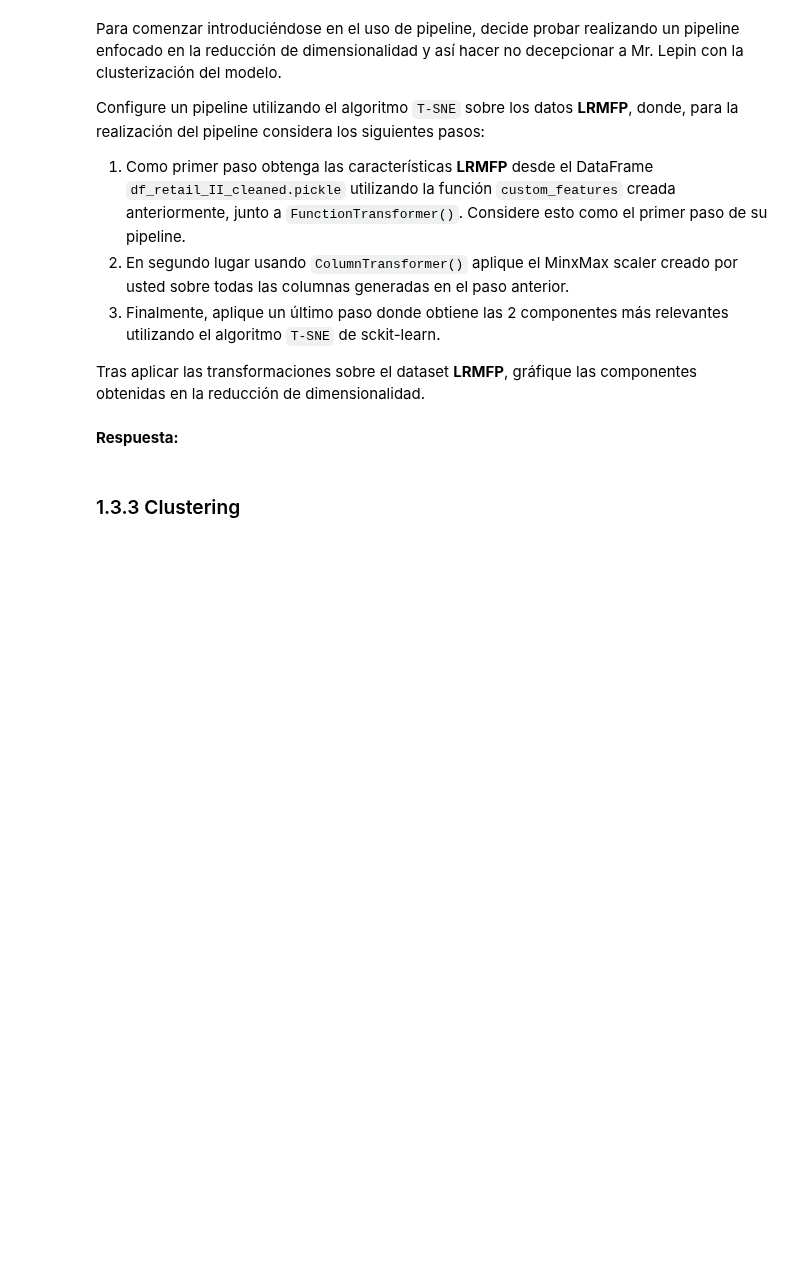
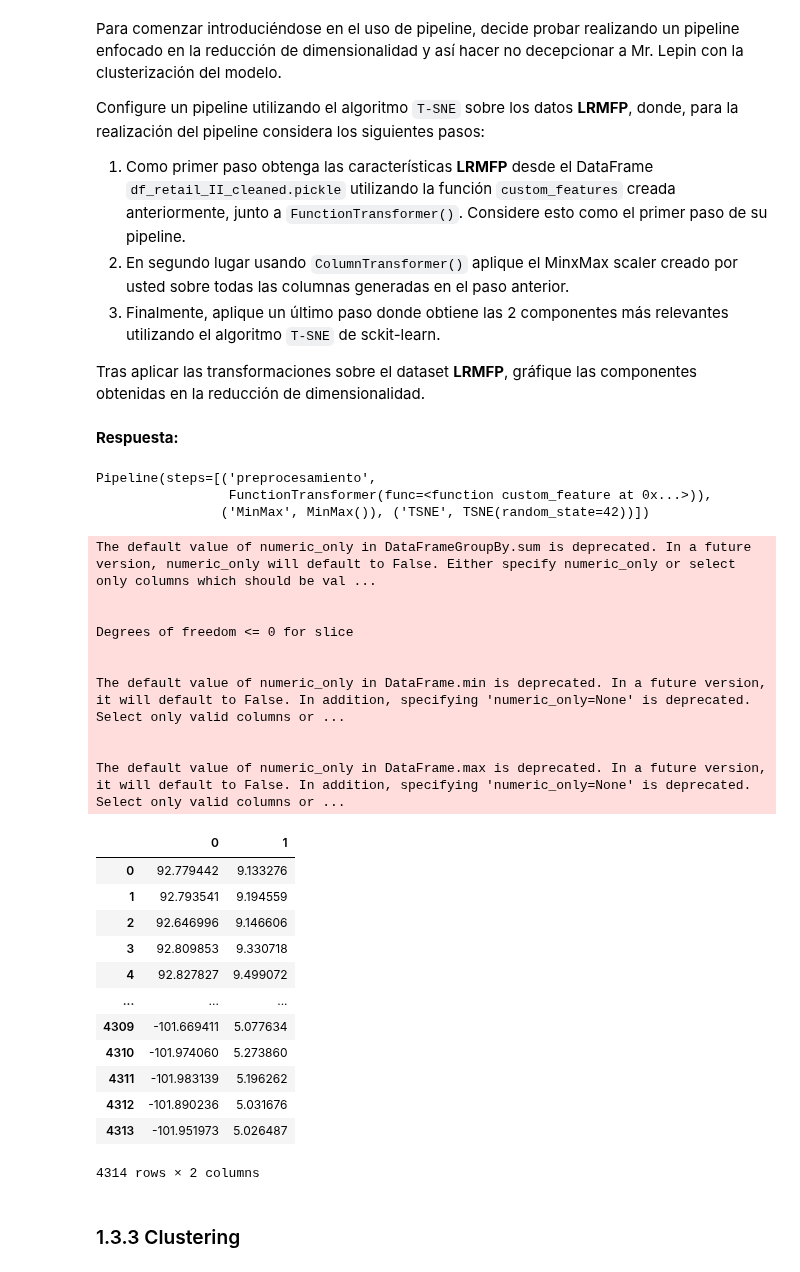
Before and after one commit to BnjmnNicholas/MDS7202-2023-2, a Jupyter notebook: LAB 7/Laboratorio7_Enunciado.ipynb, the cells around one changed output. Saved outputs shown, nothing was run; the diff lists cells and outputs as text; code cells hidden in the pictures; blank space fills up the shorter version.

```diff
--- a/LAB 7/Laboratorio7_Enunciado.ipynb
+++ b/LAB 7/Laboratorio7_Enunciado.ipynb
@@ -418,3 +390,41 @@ Configure un pipeline utilizando el algoritmo `T-SNE` sobre los datos **LRMFP**,
 Tras aplicar las transformaciones sobre el dataset **LRMFP**, gráfique las componentes obtenidas en la reducción de dimensionalidad.
 # %% [markdown]
 **Respuesta:**
+# %%
+t_sne = Pipeline(steps=[("preprocesamiento",FunctionTransformer(custom_feature)), ("MinMax",MinMax()), ("TSNE",TSNE(n_components=2, random_state=42)) ])
+# %%
+t_sne.fit(df_retail)
+# %% [output]
+Pipeline(steps=[('preprocesamiento',
+                 FunctionTransformer(func=<function custom_feature at 0x...>)),
+                ('MinMax', MinMax()), ('TSNE', TSNE(random_state=42))])
+# %%
+custom_features = pd.DataFrame(
+    t_sne.fit_transform(df_retail)
+)
+
+custom_features
+# %% [output]
+The default value of numeric_only in DataFrameGroupBy.sum is deprecated. In a future version, numeric_only will default to False. Either specify numeric_only or select only columns which should be val ...
+
+
+Degrees of freedom <= 0 for slice
+
+
+The default value of numeric_only in DataFrame.min is deprecated. In a future version, it will default to False. In addition, specifying 'numeric_only=None' is deprecated. Select only valid columns or ...
+
+
+The default value of numeric_only in DataFrame.max is deprecated. In a future version, it will default to False. In addition, specifying 'numeric_only=None' is deprecated. Select only valid columns or ...
+|  | 0 | 1 |
+| 0 | 92.779442 | 9.133276 |
+| 1 | 92.793541 | 9.194559 |
+| 2 | 92.646996 | 9.146606 |
+| 3 | 92.809853 | 9.330718 |
+| 4 | 92.827827 | 9.499072 |
+| ... | ... | ... |
+| 4309 | -101.669411 | 5.077634 |
+| 4310 | -101.974060 | 5.273860 |
+| 4311 | -101.983139 | 5.196262 |
+| 4312 | -101.890236 | 5.031676 |
+| 4313 | -101.951973 | 5.026487 |
+4314 rows × 2 columns
```
Also changed, not shown: parts of 11 cells of this notebook.
